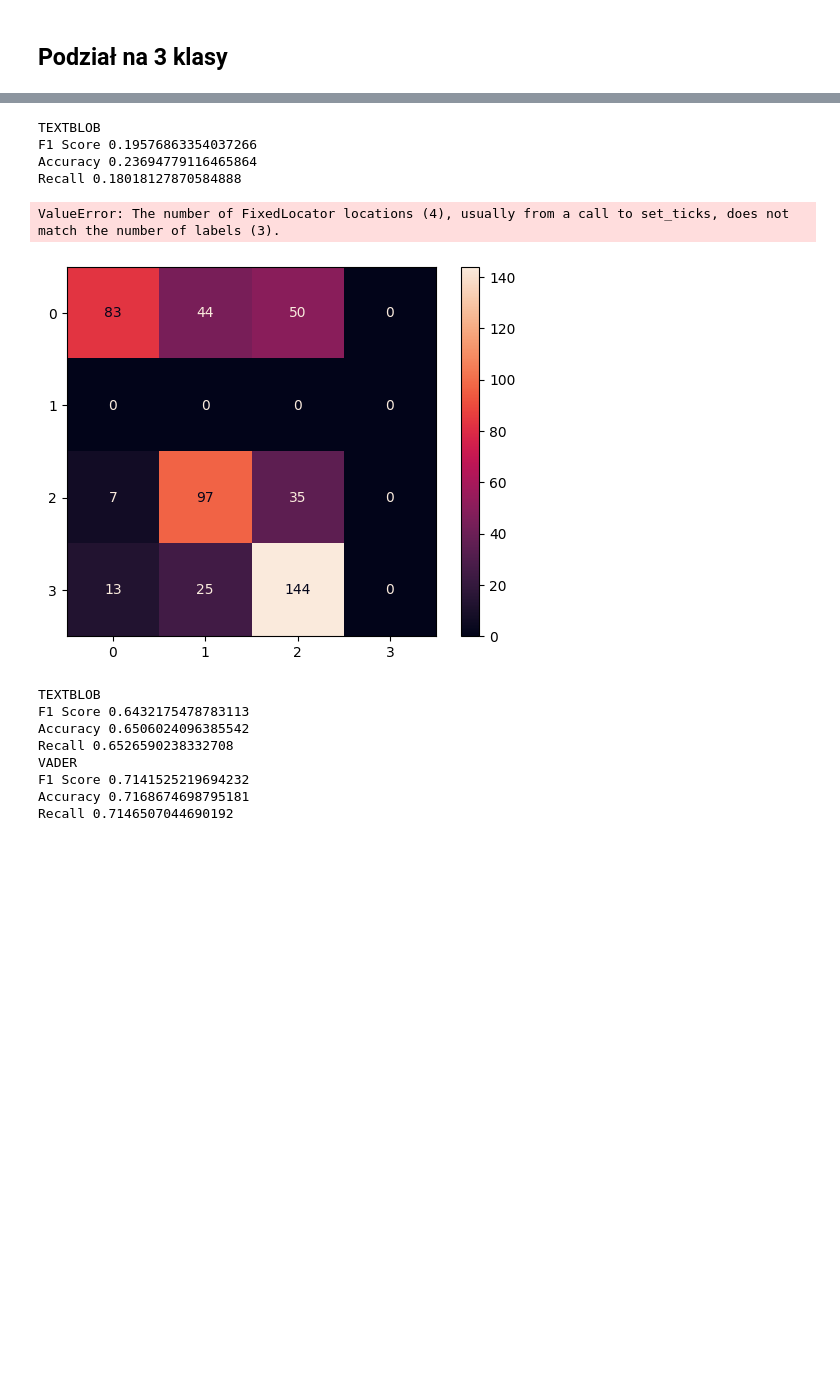
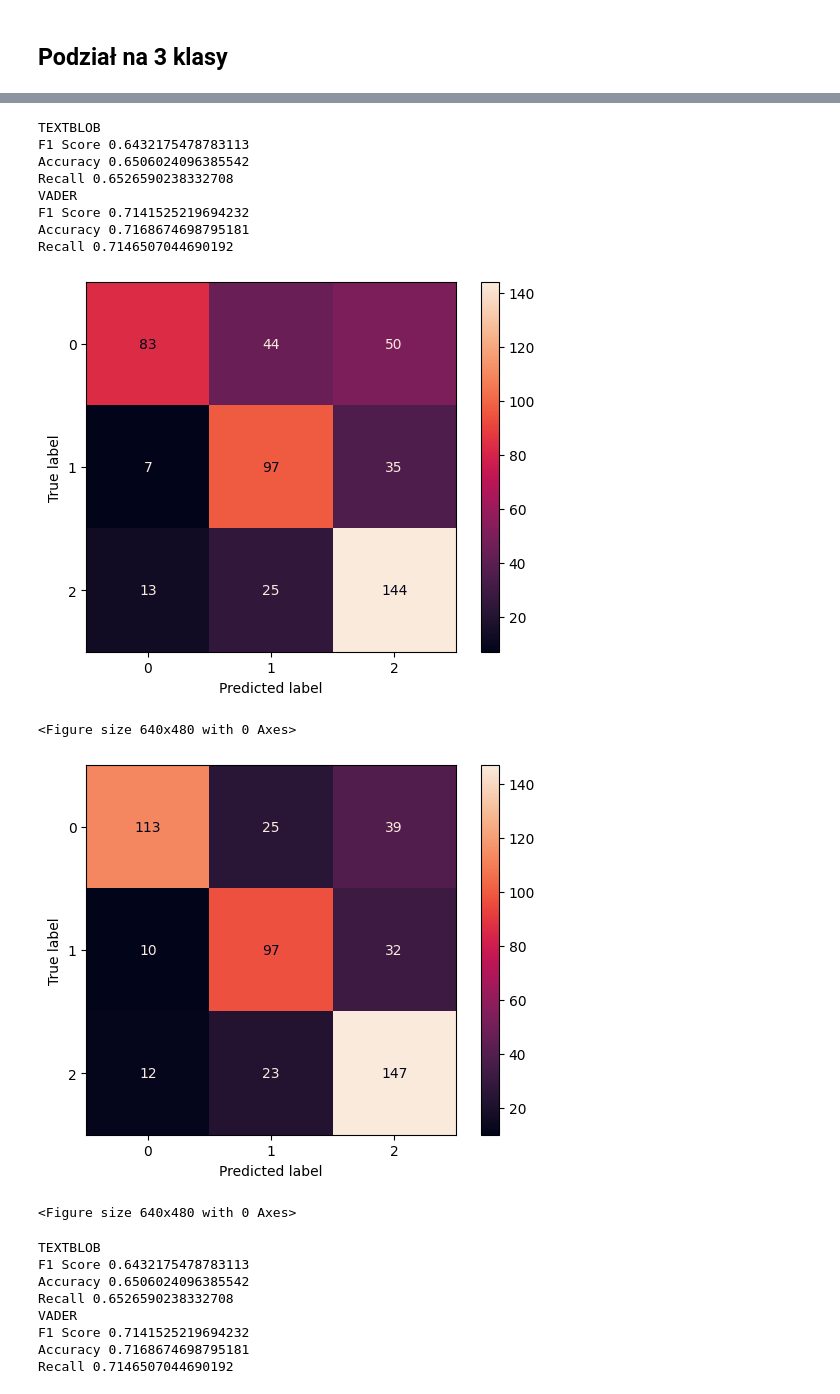
Before and after one commit to mikic202/NLP-2025, a Jupyter notebook: rule_based_analyzers.ipynb, the cells around one changed output, grey strips where cells are left out. Drawn from its saved outputs; the diff is of its cells as text; code cells hidden in the pictures; blank space fills up the shorter version.

```diff
--- a/rule_based_analyzers.ipynb
+++ b/rule_based_analyzers.ipynb
@@ -206,15 +206,19 @@ Recall 0.6458817289777731
 <Figure size 640x480 with 0 Axes>
-# %%
-SENTIMENT_MODE = "024"
 # %%
-get_analysis(test_dataset, get_sentiment_3, SENTIMENT_MODE)
+get_analysis(test_dataset, get_sentiment_3, sentiment_mode=SENTIMENT_MODE)
 # %% [output]
 TEXTBLOB
-F1 Score 0.19576863354037266
-Accuracy 0.23694779116465864
-Recall 0.18018127870584888
+F1 Score 0.6432175478783113
+Accuracy 0.6506024096385542
+Recall 0.6526590238332708
+VADER
+F1 Score 0.7141525219694232
+Accuracy 0.7168674698795181
+Recall 0.7146507044690192
+[figure, new version]
-ValueError: The number of FixedLocator locations (4), usually from a call to set_ticks, does not match the number of labels (3).
+<Figure size 640x480 with 0 Axes>
-[figure, old version]
+[figure, added]
+<Figure size 640x480 with 0 Axes>
 # %%
 # Dla basic_tweets_dataset z poprawnymi klasami
 get_analysis(test_dataset, get_sentiment_3, labels=[0,2,4])
```
Also changed, not shown: parts of 1 cell of this notebook.
